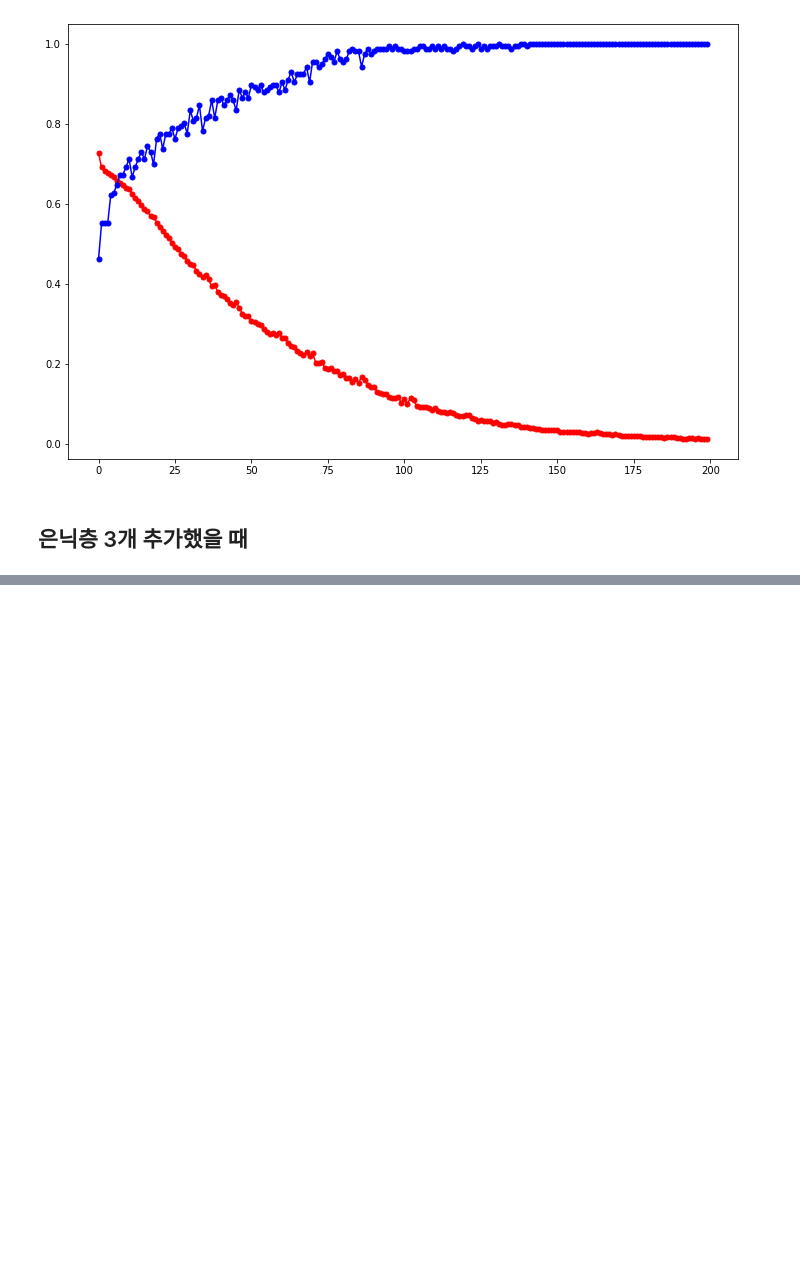
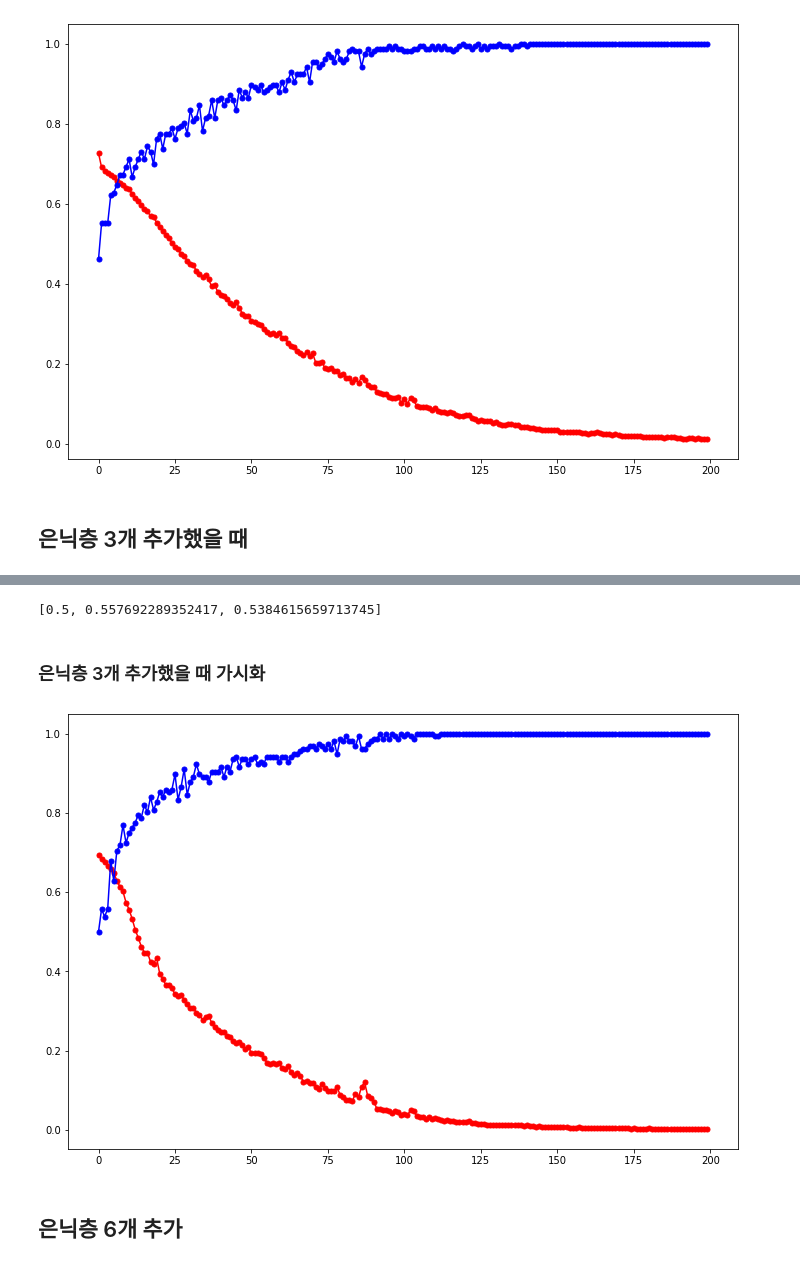
Before and after one commit to HYUNSOOLEE-6839/colab-Deep-Learning, a Jupyter notebook: 초음파광물데이터.ipynb, the cells around one changed output, grey strips where cells are left out. Saved outputs shown, nothing was run; the diff lists cells and outputs as text; code cells hidden in the pictures; blank space fills up the shorter version.

```diff
--- a/초음파광물데이터.ipynb
+++ b/초음파광물데이터.ipynb
@@ -299,0 +317,5 @@ model5.summary()
+# %%
+model5.compile(loss='binary_crossentropy',
+              optimizer='adam', metrics=['accuracy'])
+# %%
+history3 = model5.fit(X_train, y_train, epochs=200, batch_size=10, verbose=0)
@@ -299,0 +329,24 @@ model5.summary()
+# %%
+history3.history['accuracy'][:3]
+# %% [output]
+[0.5, 0.557692289352417, 0.5384615659713745]
+# %% [markdown]
+### 은닉층 3개 추가했을 때 가시화
+# %%
+# y_acc에 테스트셋으로 실험 결과의 오차 값을 저장
+y_acc3=history3.history['accuracy']
+# %%
+# y_loss에 테스트셋으로 실험 결과의 오차 값을 저장
+y_loss3=history3.history['loss']
+# %%
+# x 값을 지정하고 정확도를 파란색으로, 오차를 빨간색으로 표시
+x_len = np.arange(len(y_acc3))
+plt.figure(figsize=(12,8))
+plt.plot(x_len, y_loss3, "o-", c="red", markersize=5)
+plt.plot(x_len, y_acc3, "o-", c="blue", markersize=5)
+
+plt.show()
+# %% [output]
+[figure, added]
+# %% [markdown]
+## 은닉층 6개 추가
```
Also changed, not shown: parts of 12 cells of this notebook.
